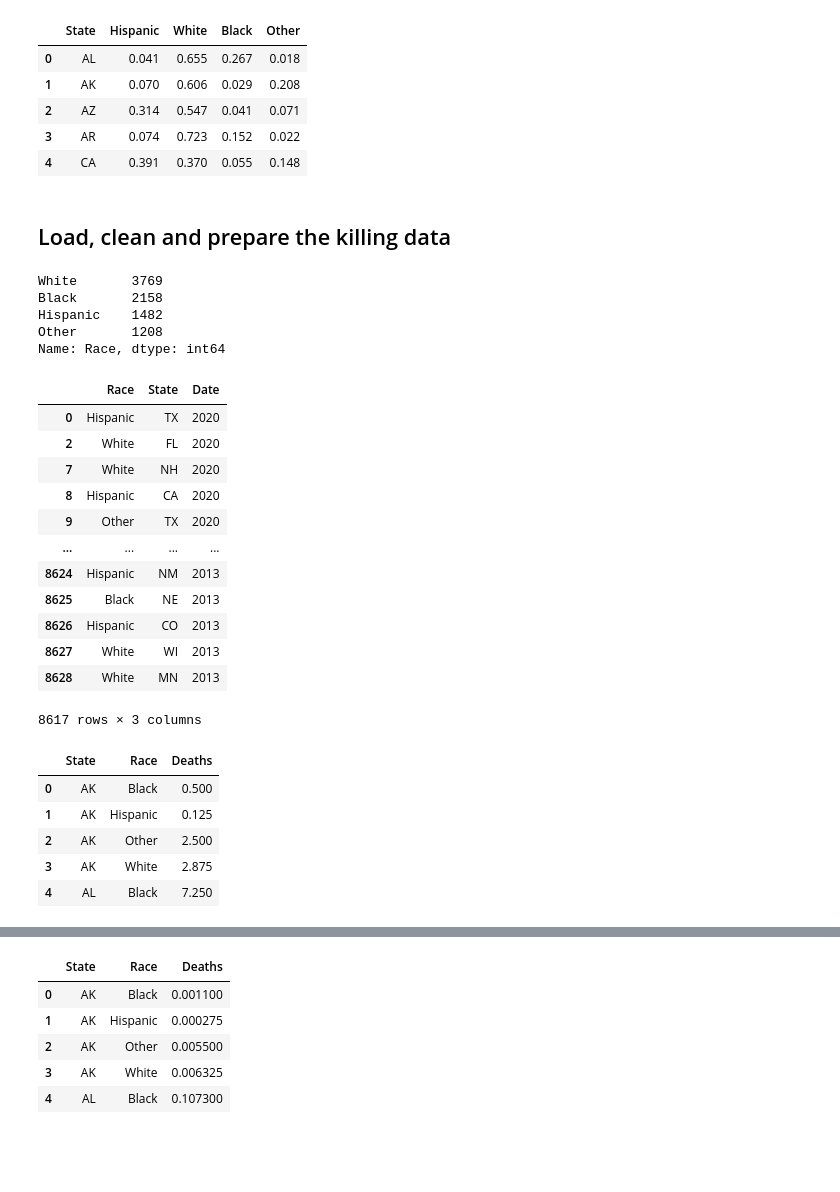
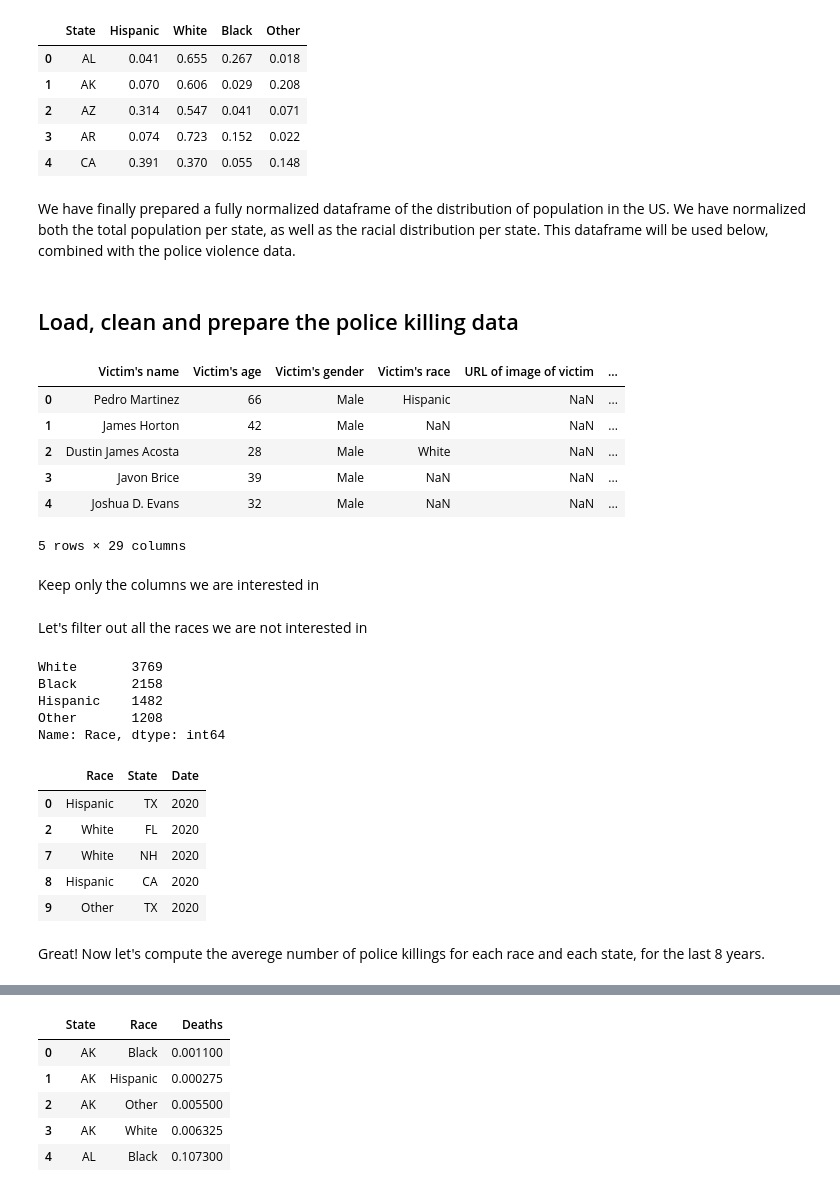
Before and after one commit to epfl-ada/ada-2020-project-milestone-p3-p3_badass, a Jupyter notebook: gov_spending_killings.ipynb, the cells around one changed output, grey strips where cells are left out. Cells and saved outputs as stored; diff of their text form; code cells hidden in the pictures; blank space fills up the shorter version.

```diff
--- a/gov_spending_killings.ipynb
+++ b/gov_spending_killings.ipynb
@@ -161,10 +190,24 @@ race_per_state_df.head()
 | 2 | AZ | 0.314 | 0.547 | 0.041 | 0.071 |
 | 3 | AR | 0.074 | 0.723 | 0.152 | 0.022 |
 | 4 | CA | 0.391 | 0.370 | 0.055 | 0.148 |
+# %% [markdown]
+We have finally prepared a fully normalized dataframe of the distribution of population in the US. We have normalized both the total population per state, as well as the racial distribution per state. This dataframe will be used below, combined with the police violence data.
 # %% [markdown]
-## Load, clean and prepare the killing data
+## Load, clean and prepare the police killing data
 # %%
 killing_df = pd.read_excel('./datasets/MPVDatasetDownload.xlsx')
+# %%
+killing_df.head()
+# %% [output]
+|  | Victim's name | Victim's age | Victim's gender | Victim's race | URL of image of victim | ... |
+| 0 | Pedro Martinez | 66 | Male | Hispanic | NaN | ... |
+| 1 | James Horton | 42 | Male | NaN | NaN | ... |
+| 2 | Dustin James Acosta | 28 | Male | White | NaN | ... |
+| 3 | Javon Brice | 39 | Male | NaN | NaN | ... |
+| 4 | Joshua D. Evans | 32 | Male | NaN | NaN | ... |
+5 rows × 29 columns
+# %% [markdown]
+Keep only the columns we are interested in
 # %%
 killing_df = killing_df[["Victim's race", "State", "Date of Incident (month/day/year)"]]
 killing_df.columns=["Race", "State", "Date"]
@@ -175,3 +218,5 @@ killing_df["Date"] = pd.to_datetime(killing_df["Date"]).apply(lambda x: x.year)
+# %% [markdown]
+Let's filter out all the races we are not interested in
 # %%
 def other_race(race):
     if(race not in ["White", "Black", "Hispanic"]):
@@ -188,21 +233,16 @@ Hispanic    1482
 Other       1208
 Name: Race, dtype: int64
 # %%
-killing_df
+killing_df.head()
 # %% [output]
 |  | Race | State | Date |
 | 0 | Hispanic | TX | 2020 |
 | 2 | White | FL | 2020 |
 | 7 | White | NH | 2020 |
 | 8 | Hispanic | CA | 2020 |
 | 9 | Other | TX | 2020 |
-| ... | ... | ... | ... |
-| 8624 | Hispanic | NM | 2013 |
-| 8625 | Black | NE | 2013 |
-| 8626 | Hispanic | CO | 2013 |
-| 8627 | White | WI | 2013 |
-| 8628 | White | MN | 2013 |
-8617 rows × 3 columns
+# %% [markdown]
+Great! Now let's compute the averege number of police killings for each race and each state, for the last 8 years.
 # %%
 killings_per_state =killing_df.groupby(by=[ 'State', 'Race']).size()/(2020-2013+1) #GET AVG killings through the years
 killings_per_state = killings_per_state.to_frame()
@@ -210,15 +250,3 @@ killings_per_state.reset_index(inplace=True)
 killings_per_state.set_index('State', inplace=True)
 killings_per_state.columns = ['Race', 'Deaths']
 killings_per_state.reset_index(inplace=True)
-# %%
-killings_per_state.head()
-
-# pd.set_option('display.max_rows', killings_per_state.shape[0]+1)
-# print(killings_per_state)
-# %% [output]
-|  | State | Race | Deaths |
-| 0 | AK | Black | 0.500 |
-| 1 | AK | Hispanic | 0.125 |
-| 2 | AK | Other | 2.500 |
-| 3 | AK | White | 2.875 |
-| 4 | AL | Black | 7.250 |
```
Also changed, not shown: parts of 25 cells of this notebook.
